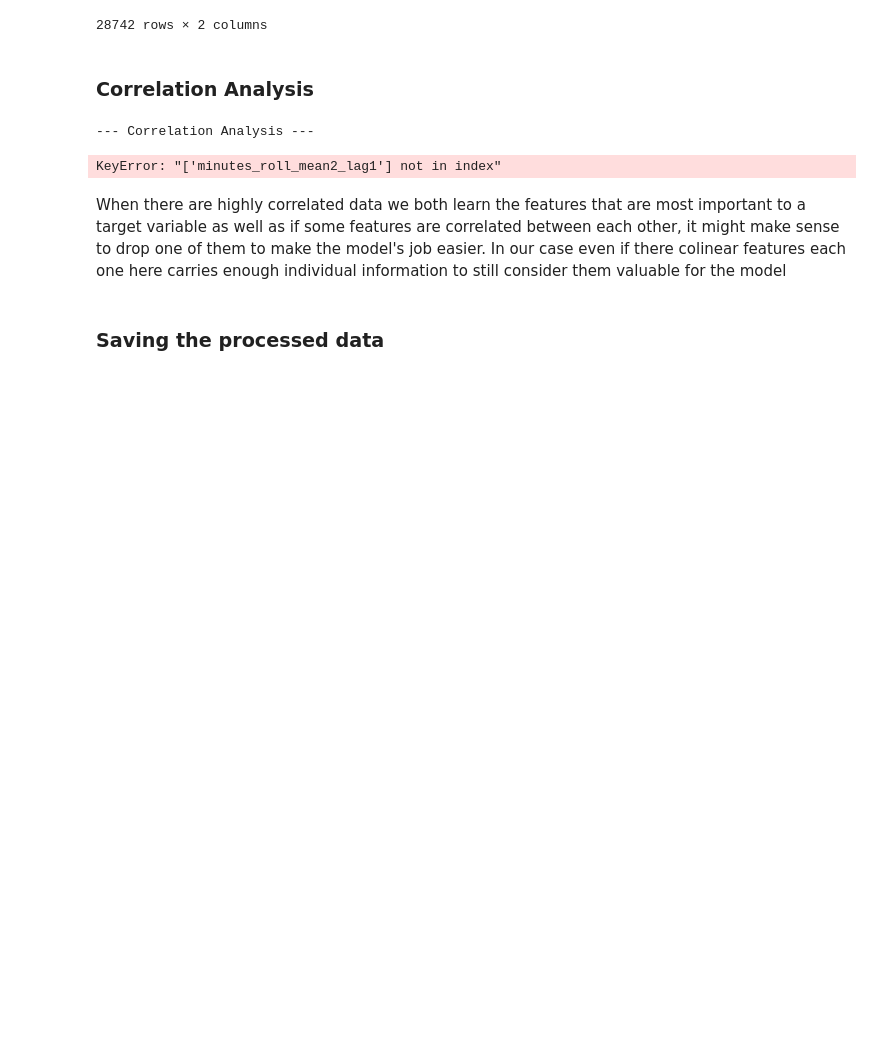
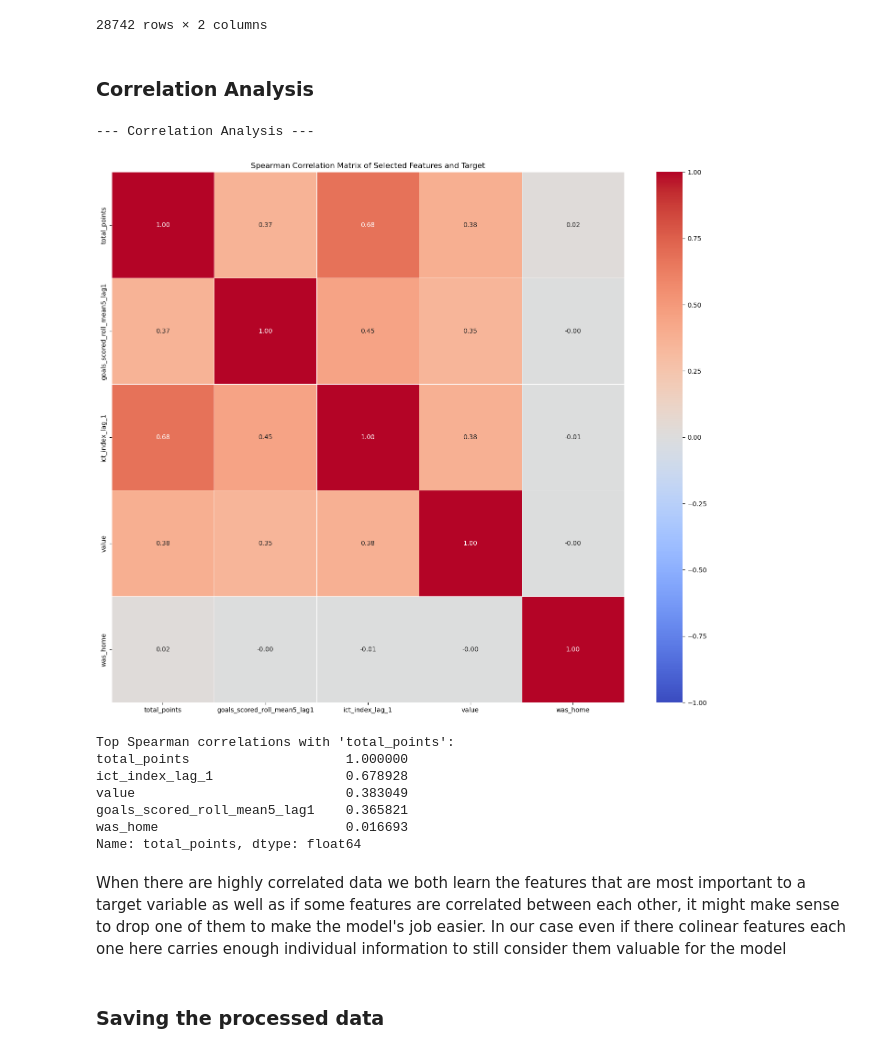
Before and after one commit to utkubah/FPL-Predictor, a Jupyter notebook: notebooks/eda.ipynb, the cells around one changed output. Saved outputs shown, nothing was run; the diff lists cells and outputs as text; code cells hidden in the pictures; blank space fills up the shorter version.

Commit message:
add: bug fixes and visualization of training/validation

```diff
--- a/notebooks/eda.ipynb
+++ b/notebooks/eda.ipynb
@@ -401,24 +403,31 @@ df_fe[["name","player_id"]]
 # %%
 print("\n--- Correlation Analysis ---")
 
 # Let's pick some original performance stats, key engineered player stats, and key team/opponent stats
-correlation_subset_cols = ["total_points", 'minutes_roll_mean2_lag1', 'goals_scored_roll_mean5_lag1', 'ict_index', 'value', 'was_home'] # add more
+correlation_subset_cols = ["total_points", 'goals_scored_roll_mean5_lag1', 'ict_index_lag_1', 'value', 'was_home'] # add more
 
 # Using Spearman correlation as it's less sensitive to non-linear relationships and outliers
 corr_matrix_spearman = df_fe[correlation_subset_cols].corr(method='spearman')
 
 plt.figure(figsize=(18, 15))
 sns.heatmap(corr_matrix_spearman, annot=True, cmap='coolwarm', fmt=".2f", linewidths=.5, vmin=-1, vmax=1)
 plt.title('Spearman Correlation Matrix of Selected Features and Target')
 plt.show()
 
 # Correlations with the target variable
 print(f"\nTop Spearman correlations with '{"total_points"}':")
 target_corr_spearman = corr_matrix_spearman["total_points"].sort_values(ascending=False)
 print(target_corr_spearman)
 # %% [output]
 --- Correlation Analysis ---
+[figure, added]
-KeyError: "['minutes_roll_mean2_lag1'] not in index"
+Top Spearman correlations with 'total_points':
+total_points                    1.000000
+ict_index_lag_1                 0.678928
+value                           0.383049
+goals_scored_roll_mean5_lag1    0.365821
+was_home                        0.016693
+Name: total_points, dtype: float64
 # %% [markdown]
 When there are highly correlated data we both learn the features that are most important to a target variable as well as if some features are correlated between each other, it might make sense to drop one of them to make the model's job easier. In our case even if there colinear features each one here carries enough individual information to still consider them valuable for the model
 # %% [markdown]
```
Also changed, not shown: parts of 6 cells of this notebook, 4 other files.
